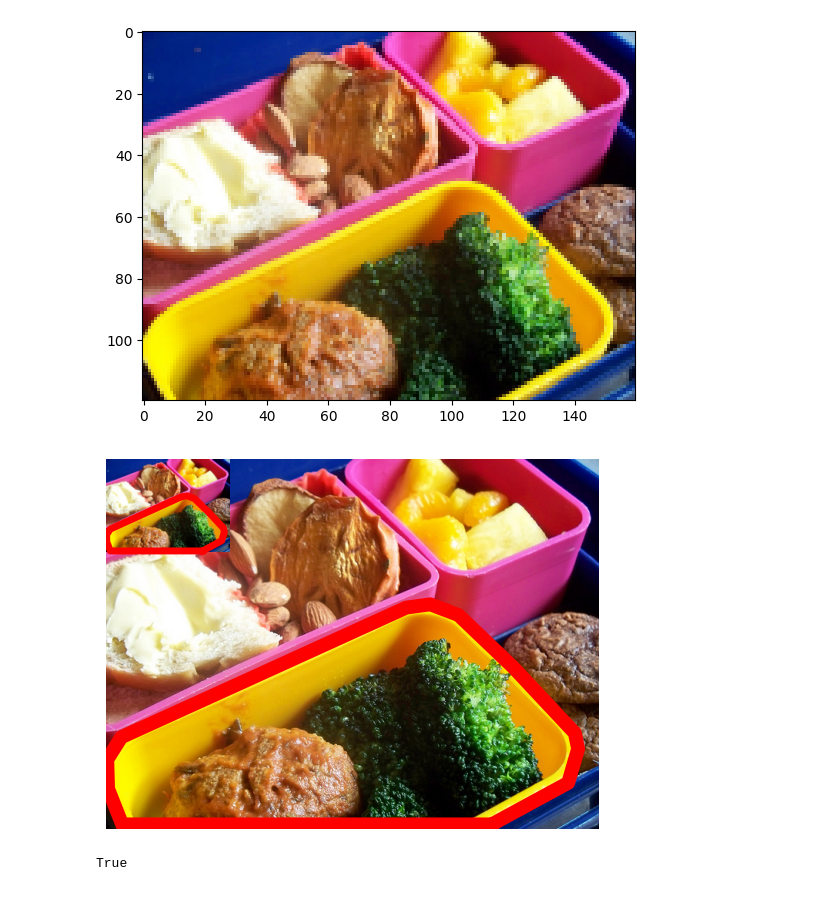
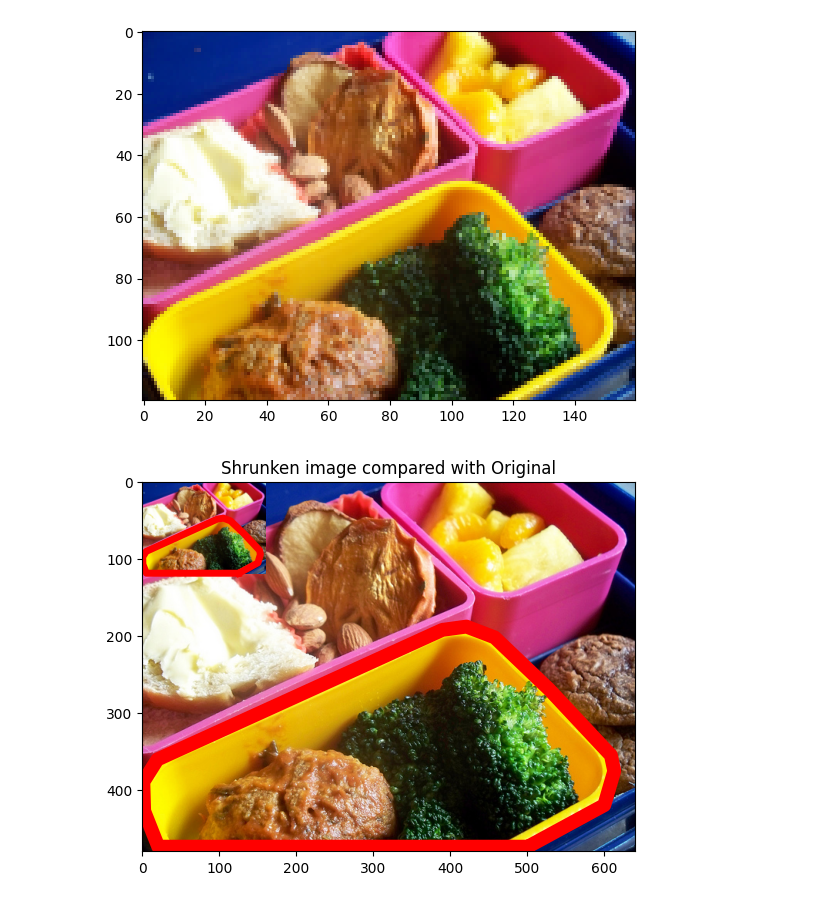
Before and after one commit to Isaacwilliam4/yolov7, a Jupyter notebook: compvision_final_project/notebooks/mean_avg_pooling.ipynb, the cells around one changed output. Drawn from its saved outputs; the diff is of its cells as text; code cells hidden in the pictures.

```diff
--- a/compvision_final_project/notebooks/mean_avg_pooling.ipynb
+++ b/compvision_final_project/notebooks/mean_avg_pooling.ipynb
@@ -8,7 +11,7 @@ import sys
 sys.path.insert(0, '../../')
 from utils.general import  *
 # %%
-original_img = cv.imread('/home/isaacp/research/repos/yolov7/coco/images/train2017/000000000009.jpg')
+original_img = cv.imread('../../coco/images/train2017/000000000009.jpg')
 original_img = cv.cvtColor(original_img, cv.COLOR_BGR2RGB)
 plt.imshow(original_img)
 plt.show()
@@ -18,7 +21,7 @@ plt.show()
 
 labels = pd.DataFrame({'class':[],'segment':[]})
 
-with open('/home/isaacp/research/repos/yolov7/coco/labels/train2017/000000000009.txt') as f:
+with open('../../coco/labels/train2017/000000000009.txt') as f:
     for line in f:
         split_line = line.split(' ')
         cl = int(split_line[0])
@@ -50,5 +53,5 @@ plt.show()
 kernel_size = 2
 kernel = np.ones((kernel_size, kernel_size), dtype=float) / kernel_size**2
 
-mean_img = cv.filter2D(img, -1, kernel)
+mean_img = cv.filter2D(original_img, -1, kernel)
 smaller_img = mean_img[::kernel_size, ::kernel_size]
@@ -75,6 +73,7 @@ def shrink_image(img_path, label_path, kernel_size=2, avg_bbox_size=16272):
     img = cv.imread(img_path)
     labels = pd.DataFrame({'class':[],'segment':[]})
     kernel = np.ones((kernel_size, kernel_size), dtype=float) / kernel_size**2
+    img = cv.cvtColor(img, cv.COLOR_BGR2RGB)
 
     with open(label_path) as f:
         for line in f:
@@ -139,27 +138,23 @@ plt.show()
 # %%
 segment = labels.iloc[0]['segment']
 segment = segment.reshape(-1, 2)
 
 ysize = original_img.shape[0]
 xsize = original_img.shape[1]
 x = segment[:,0]*xsize
 y = segment[:,1]*ysize
 plt.imshow(original_img)
 plt.plot(np.append(x, x[0]), np.append(y, y[0]), color='red', linewidth=10)
 
 
 ysize = img.shape[0]
 xsize = img.shape[1]
 x = segment[:,0]*xsize
 y = segment[:,1]*ysize
 plt.imshow(img)
 plt.plot(np.append(x, x[0]), np.append(y, y[0]), color='red', linewidth=5)
-plt.axis('off')
+# plt.axis('off')
+plt.title("Shrunken image compared with Original")
 plt.show()
 # %% [output]
-[figure, old version]
+[figure, new version]
-# %%
-smimg_path = './small_img.jpg'
-cv.imwrite(smimg_path, img)
-# %% [output]
-True
```
Also changed, not shown: parts of 3 cells of this notebook, 4 other files.
